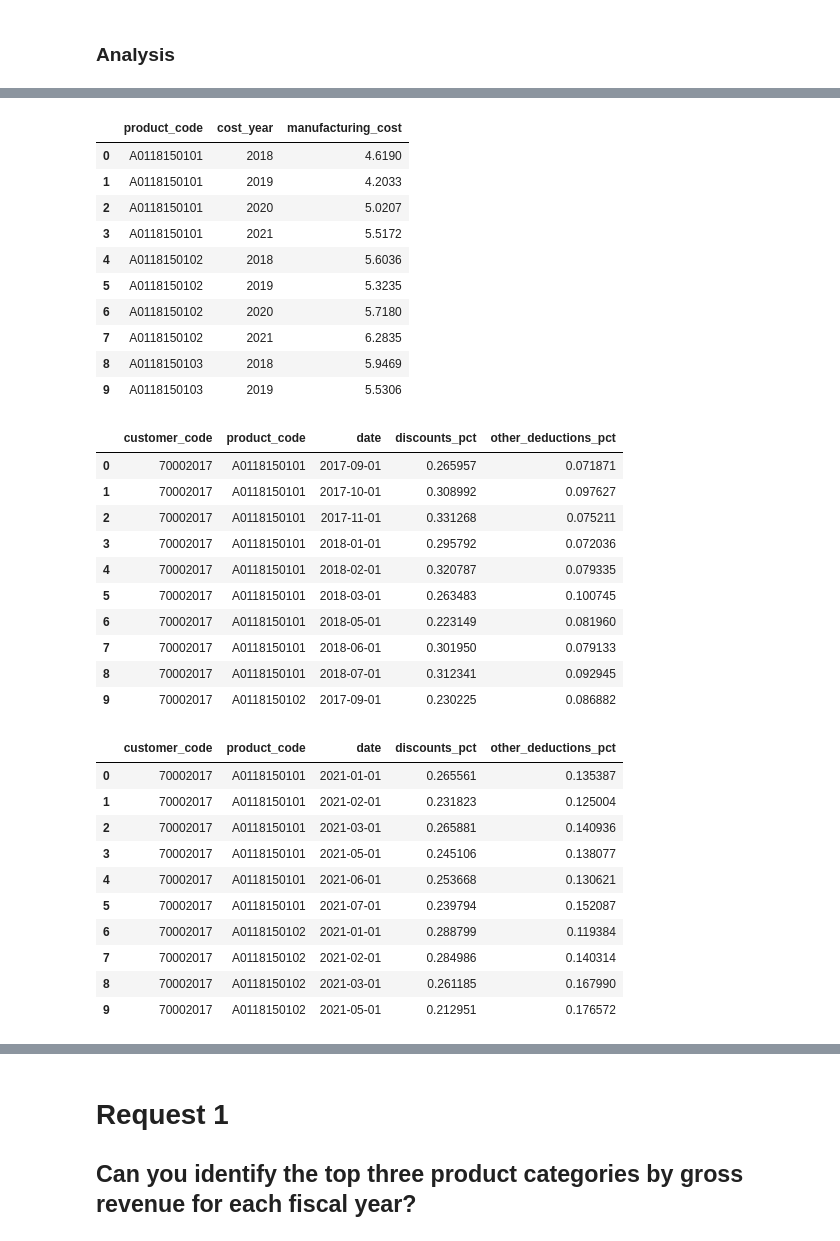
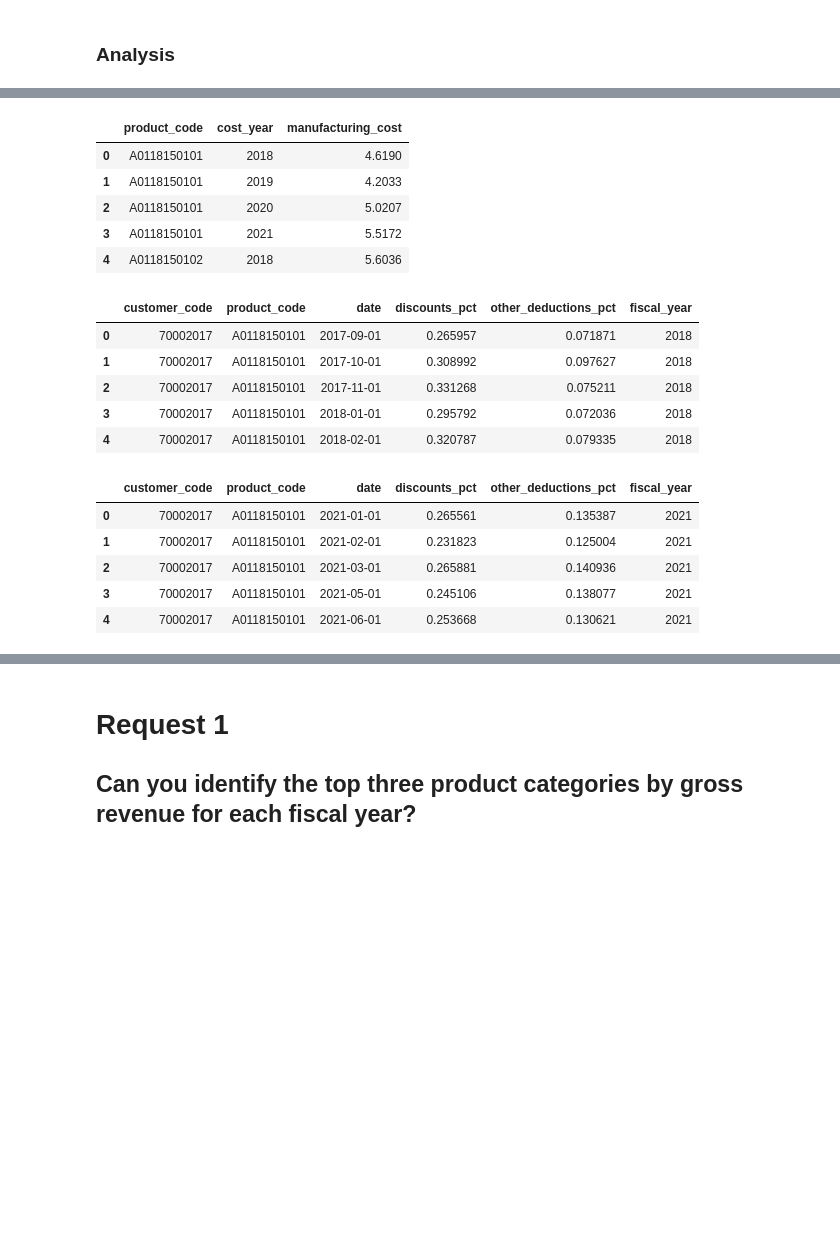
Before and after one commit to occampos/Supply-Chain-Analysis, a Jupyter notebook: analysis/sc_analysis.ipynb, the cells around one changed output, grey strips where cells are left out. Saved outputs shown, nothing was run; the diff lists cells and outputs as text; code cells hidden in the pictures; blank space fills up the shorter version.

```diff
--- a/analysis/sc_analysis.ipynb
+++ b/analysis/sc_analysis.ipynb
@@ -168,5 +133,5 @@ sc_gross_price.head(10)
 # %%
-sc_manufacturing_cost.head(10)
+sc_manufacturing_cost.head(5)
 # %% [output]
 |  | product_code | cost_year | manufacturing_cost |
 | 0 | A0118150101 | 2018 | 4.6190 |
@@ -174,37 +139,22 @@ sc_manufacturing_cost.head(10)
 | 2 | A0118150101 | 2020 | 5.0207 |
 | 3 | A0118150101 | 2021 | 5.5172 |
 | 4 | A0118150102 | 2018 | 5.6036 |
-| 5 | A0118150102 | 2019 | 5.3235 |
-| 6 | A0118150102 | 2020 | 5.7180 |
-| 7 | A0118150102 | 2021 | 6.2835 |
-| 8 | A0118150103 | 2018 | 5.9469 |
-| 9 | A0118150103 | 2019 | 5.5306 |
 # %%
-sc_post_invoice_deductions_18_20.head(10)
+sc_post_invoice_deductions_18_20.head(5)
 # %% [output]
-|  | customer_code | product_code | date | discounts_pct | other_deductions_pct |
-| 0 | 70002017 | A0118150101 | 2017-09-01 | 0.265957 | 0.071871 |
-| 1 | 70002017 | A0118150101 | 2017-10-01 | 0.308992 | 0.097627 |
-| 2 | 70002017 | A0118150101 | 2017-11-01 | 0.331268 | 0.075211 |
-| 3 | 70002017 | A0118150101 | 2018-01-01 | 0.295792 | 0.072036 |
-| 4 | 70002017 | A0118150101 | 2018-02-01 | 0.320787 | 0.079335 |
-| 5 | 70002017 | A0118150101 | 2018-03-01 | 0.263483 | 0.100745 |
-| 6 | 70002017 | A0118150101 | 2018-05-01 | 0.223149 | 0.081960 |
-| 7 | 70002017 | A0118150101 | 2018-06-01 | 0.301950 | 0.079133 |
-| 8 | 70002017 | A0118150101 | 2018-07-01 | 0.312341 | 0.092945 |
-| 9 | 70002017 | A0118150102 | 2017-09-01 | 0.230225 | 0.086882 |
+|  | customer_code | product_code | date | discounts_pct | other_deductions_pct | fiscal_year |
+| 0 | 70002017 | A0118150101 | 2017-09-01 | 0.265957 | 0.071871 | 2018 |
+| 1 | 70002017 | A0118150101 | 2017-10-01 | 0.308992 | 0.097627 | 2018 |
+| 2 | 70002017 | A0118150101 | 2017-11-01 | 0.331268 | 0.075211 | 2018 |
+| 3 | 70002017 | A0118150101 | 2018-01-01 | 0.295792 | 0.072036 | 2018 |
+| 4 | 70002017 | A0118150101 | 2018-02-01 | 0.320787 | 0.079335 | 2018 |
 # %%
-sc_post_invoice_deductions_21_22.head(10)
+sc_post_invoice_deductions_21_22.head(5)
 # %% [output]
-|  | customer_code | product_code | date | discounts_pct | other_deductions_pct |
-| 0 | 70002017 | A0118150101 | 2021-01-01 | 0.265561 | 0.135387 |
-| 1 | 70002017 | A0118150101 | 2021-02-01 | 0.231823 | 0.125004 |
-| 2 | 70002017 | A0118150101 | 2021-03-01 | 0.265881 | 0.140936 |
-| 3 | 70002017 | A0118150101 | 2021-05-01 | 0.245106 | 0.138077 |
-| 4 | 70002017 | A0118150101 | 2021-06-01 | 0.253668 | 0.130621 |
-| 5 | 70002017 | A0118150101 | 2021-07-01 | 0.239794 | 0.152087 |
-| 6 | 70002017 | A0118150102 | 2021-01-01 | 0.288799 | 0.119384 |
-| 7 | 70002017 | A0118150102 | 2021-02-01 | 0.284986 | 0.140314 |
-| 8 | 70002017 | A0118150102 | 2021-03-01 | 0.261185 | 0.167990 |
-| 9 | 70002017 | A0118150102 | 2021-05-01 | 0.212951 | 0.176572 |
+|  | customer_code | product_code | date | discounts_pct | other_deductions_pct | fiscal_year |
+| 0 | 70002017 | A0118150101 | 2021-01-01 | 0.265561 | 0.135387 | 2021 |
+| 1 | 70002017 | A0118150101 | 2021-02-01 | 0.231823 | 0.125004 | 2021 |
+| 2 | 70002017 | A0118150101 | 2021-03-01 | 0.265881 | 0.140936 | 2021 |
+| 3 | 70002017 | A0118150101 | 2021-05-01 | 0.245106 | 0.138077 | 2021 |
+| 4 | 70002017 | A0118150101 | 2021-06-01 | 0.253668 | 0.130621 | 2021 |
 # %%
```
Also changed, not shown: parts of 10 cells of this notebook, 2 other files.
